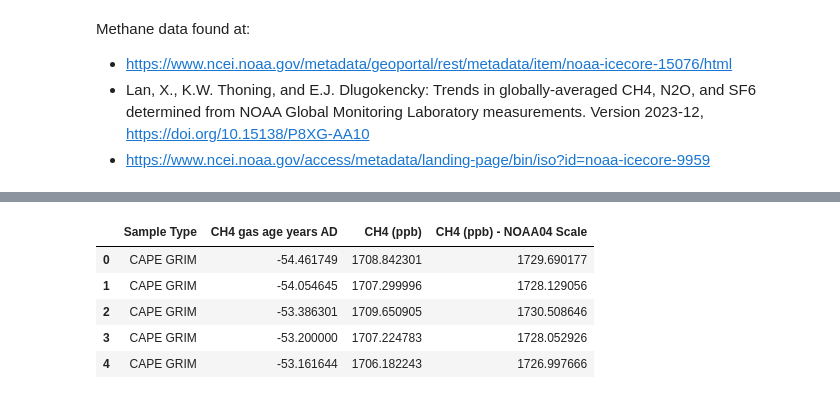
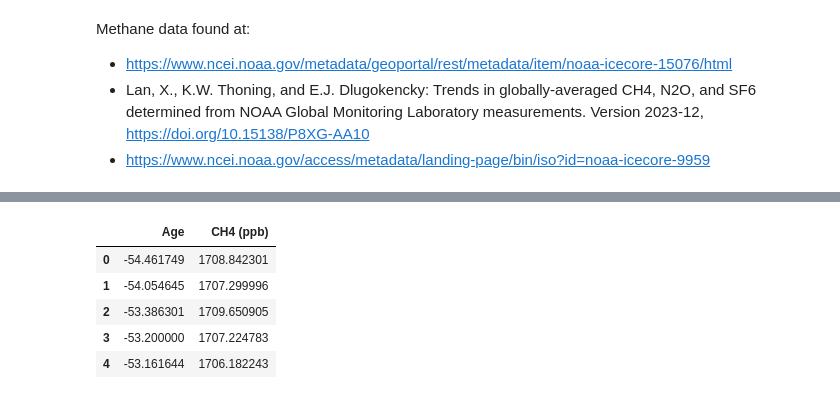
Before and after one commit to tomdbrophy/prog_data_analysis_assessment_2, a Jupyter notebook: project2.ipynb, the cells around one changed output, grey strips where cells are left out. Saved outputs shown, nothing was run; the diff lists cells and outputs as text; code cells hidden in the pictures.

```diff
--- a/project2.ipynb
+++ b/project2.ipynb
@@ -141,12 +141,14 @@ ch4_aicc.head()
 # %%
 ch4_law = pd.read_excel('data/law2006.xls', sheet_name='CH4 by age', usecols='A:D')
 # Convert to B1950 scale used elsewhere
 ch4_law.iloc[:,1] = 1950 - ch4_law.iloc[:,1]
+ch4_law = ch4_law.drop(['Sample Type', 'CH4 (ppb) - NOAA04 Scale'], axis = 1)
+ch4_law = ch4_law.rename(columns={'CH4 gas age years AD':'Age'})
 ch4_law.head()
 # %% [output]
-|  | Sample Type | CH4 gas age years AD | CH4 (ppb) | CH4 (ppb) - NOAA04 Scale |
-| 0 | CAPE GRIM | -54.461749 | 1708.842301 | 1729.690177 |
-| 1 | CAPE GRIM | -54.054645 | 1707.299996 | 1728.129056 |
-| 2 | CAPE GRIM | -53.386301 | 1709.650905 | 1730.508646 |
-| 3 | CAPE GRIM | -53.200000 | 1707.224783 | 1728.052926 |
-| 4 | CAPE GRIM | -53.161644 | 1706.182243 | 1726.997666 |
+|  | Age | CH4 (ppb) |
+| 0 | -54.461749 | 1708.842301 |
+| 1 | -54.054645 | 1707.299996 |
+| 2 | -53.386301 | 1709.650905 |
+| 3 | -53.200000 | 1707.224783 |
+| 4 | -53.161644 | 1706.182243 |
```
Also changed, not shown: parts of 6 cells of this notebook.
